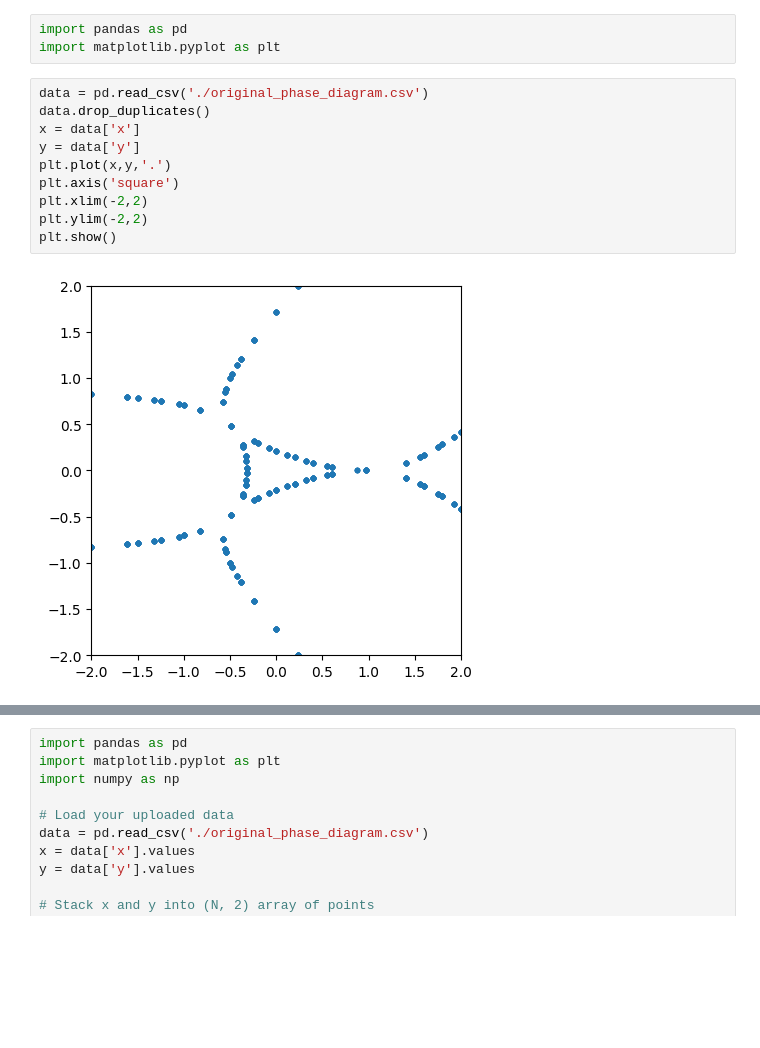
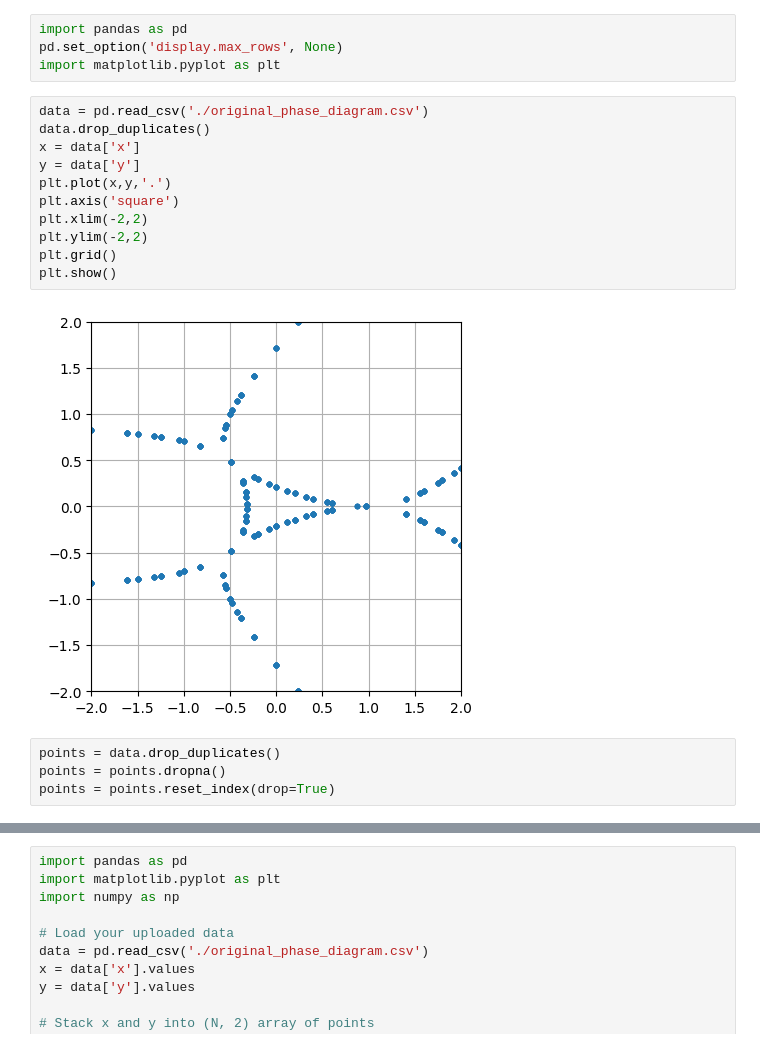
Before and after one commit to mehrankhosrojerdi/4th_project_with_UCL, a Jupyter notebook: recunstruct_phase_diagram.ipynb, the cells around one changed output, grey strips where cells are left out. Cells and saved outputs as stored; diff of their text form; blank space fills up the shorter version.

```diff
--- a/recunstruct_phase_diagram.ipynb
+++ b/recunstruct_phase_diagram.ipynb
@@ -1,15 +1,21 @@
 # %%
 import pandas as pd
+pd.set_option('display.max_rows', None)
 import matplotlib.pyplot as plt
 # %%
 data = pd.read_csv('./original_phase_diagram.csv')
 data.drop_duplicates()
 x = data['x']
 y = data['y']
 plt.plot(x,y,'.')
 plt.axis('square')
 plt.xlim(-2,2)
 plt.ylim(-2,2)
+plt.grid()
 plt.show()
 # %% [output]
-[figure, old version]
+[figure, new version]
+# %%
+points = data.drop_duplicates()
+points = points.dropna()
+points = points.reset_index(drop=True)
```
Also changed, not shown: parts of 2 cells of this notebook.
